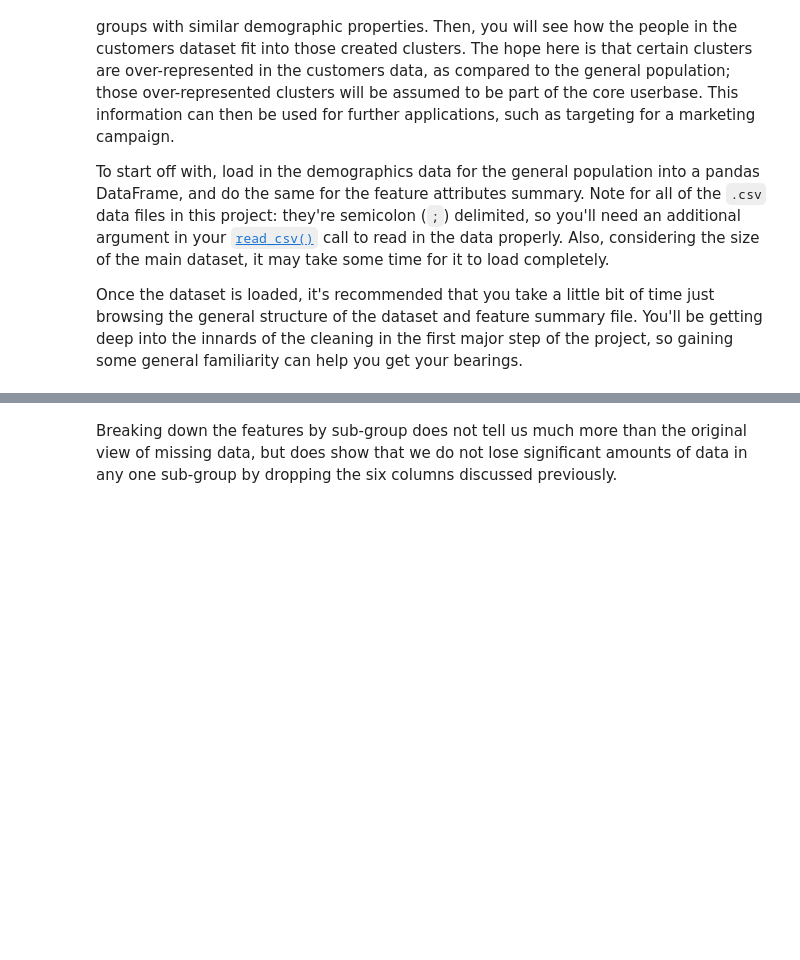
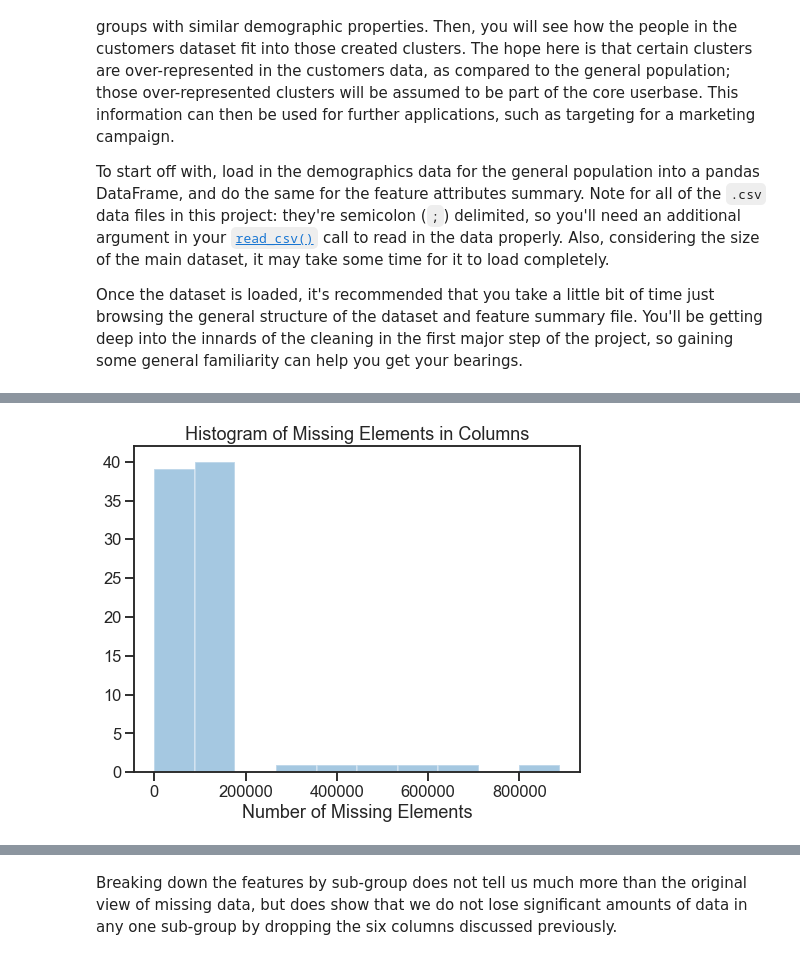
Before and after one commit to tom-itl/Machine_Learning, a Jupyter notebook: Identify_Customer_Segments.ipynb, the cells around one changed output, grey strips where cells are left out. Drawn from its saved outputs; the diff is of its cells as text; code cells hidden in the pictures; blank space fills up the shorter version.

```diff
--- a/Identify_Customer_Segments.ipynb
+++ b/Identify_Customer_Segments.ipynb
@@ -97,21 +79,0 @@ display(feat_info.T.head())
-# %%
-missing_count = []
-col_names = []
-for column in azdias:
-    s = pd.Series(azdias[column])
-    missing_count.append(s.isna().sum())
-    col_names.append(column)
-#     print(column, end='')
-#     print(f'  Percent unknown values: {round(s[s.isna()].value_counts() / azdias.shape[0] * 100, 2)}')
-#     print(f'  Percent NaN values: {round(s.isna().sum() / azdias.shape[0] * 100, 2)}')
-
-plt.rcParams['figure.figsize'] = [12, 20]
-fig, ax = plt.subplots()
-y = range(0, len(missing_count))
-ax.barh(y, np.array(missing_count));
-# ax.barh(y, np.array(missing_count) / azdias.shape[0] * 100)
-ax.set_yticks(y)
-ax.set_yticklabels(col_names);
-ax.invert_yaxis()
-ax.set_xlabel('Number of Missing Values')
-ax.set_title('Number of Missing Values per Column');
@@ -125,0 +181,11 @@ From the above we can see that six columns have more than 25% missing data:
+# %%
+# Similar plot using Seaborn
+plt.rcParams['figure.figsize'] = [8, 6]
+sns.set_style('ticks')
+sns.set_context('talk')
+
+ax = sns.distplot(azdias.isna().sum(), bins=10, kde=False)
+ax.set_xlabel('Number of Missing Elements')
+ax.set_title('Histogram of Missing Elements in Columns');
+# %% [output]
+[figure, added]
```
Also changed, not shown: parts of 94 cells of this notebook.
